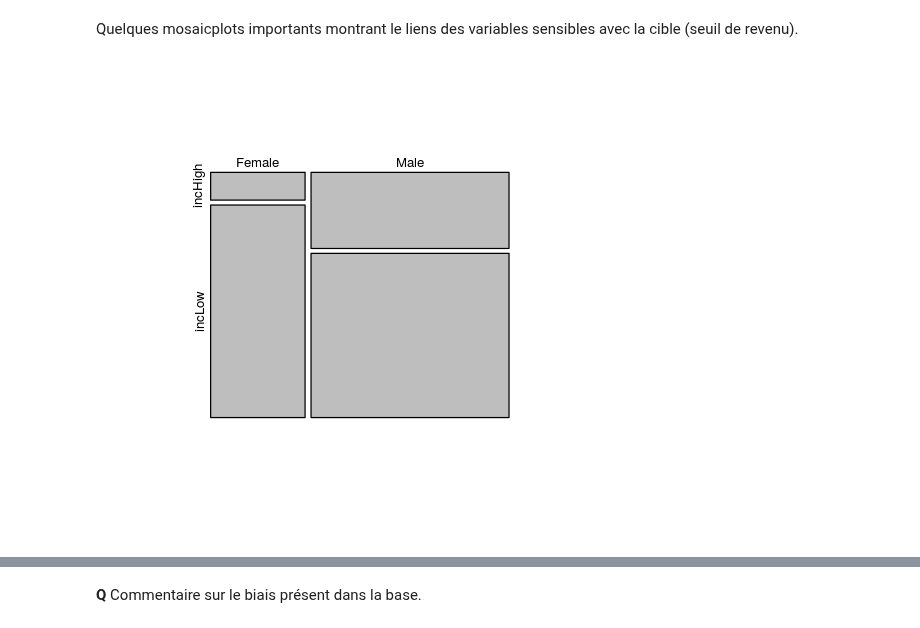
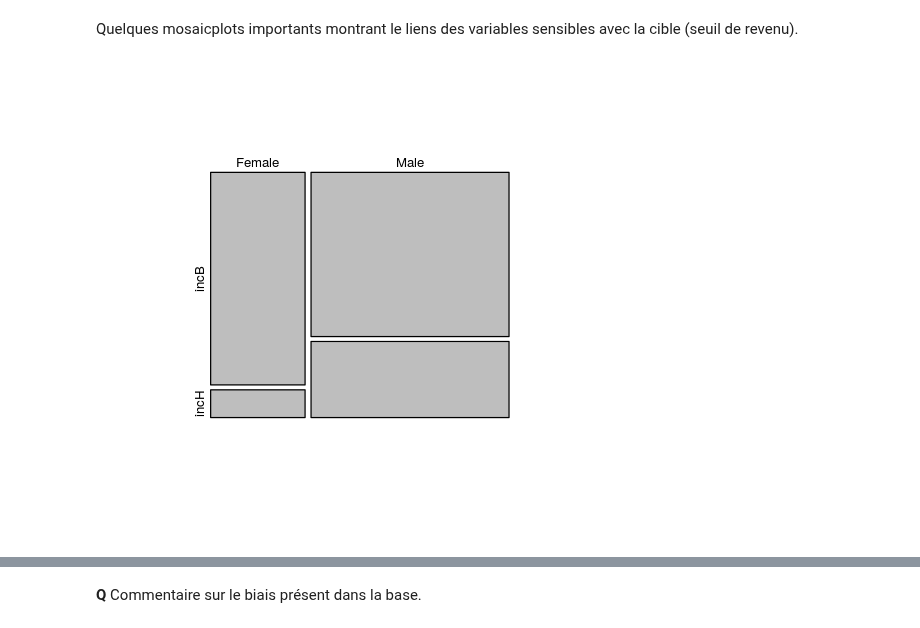
Before and after one commit to wikistat/Fair-ML-4-Ethical-AI, a Jupyter notebook: AdultCensus/AdultCensus-R-biasDetection.ipynb, the cells around one changed output, grey strips where cells are left out. Drawn from its saved outputs; the diff is of its cells as text; code cells hidden in the pictures.

```diff
--- a/AdultCensus/AdultCensus-R-biasDetection.ipynb
+++ b/AdultCensus/AdultCensus-R-biasDetection.ipynb
@@ -150,0 +163,6 @@ table(dataBase$origEthn,dataBase$nativCountry)
+# %%
+dataBase[,"child"]=as.factor(ifelse(dataBase$relationship=='Own-child',"ChildYes","ChildNo"))
+dataBase[,"origEthn"]=as.factor(ifelse(dataBase$origEthn %in% c('Amer-Indian','Asian','Black','Other'),"CaucNo","CaucYes"))
+dataBase[,"income"]=as.factor(ifelse(dataBase$income=='incLow',"incB","incH"))
+datBas=dataBase[,-c(3,8,14)]
+summary(datBas)
@@ -151,6 +187,6 @@ table(dataBase$origEthn,dataBase$nativCountry)
 # %% [markdown]
 Quelques mosaicplots importants montrant le liens des variables sensibles avec la cible (seuil de revenu).
 # %%
-mosaicplot(table(dataBase[,"sex"],dataBase[,"income"]),main="")
+mosaicplot(table(datBas[,"sex"],datBas[,"income"]),main="")
 # %% [output]
-[figure, old version]
+[figure, new version]
```
Also changed, not shown: parts of 85 cells of this notebook, 9 other files.
